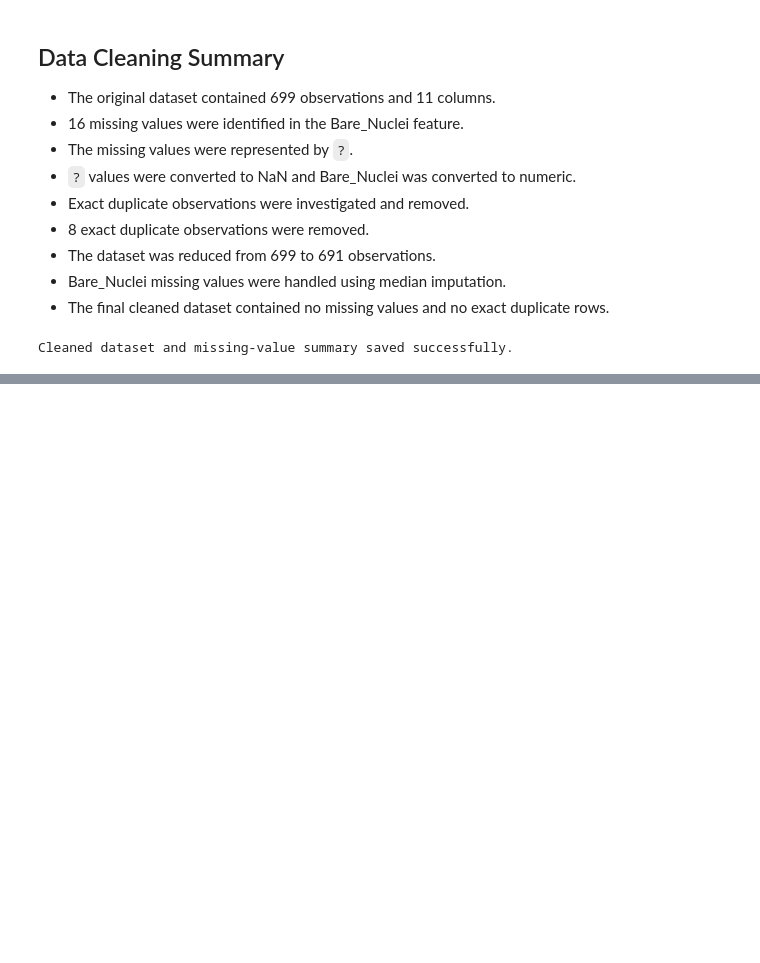
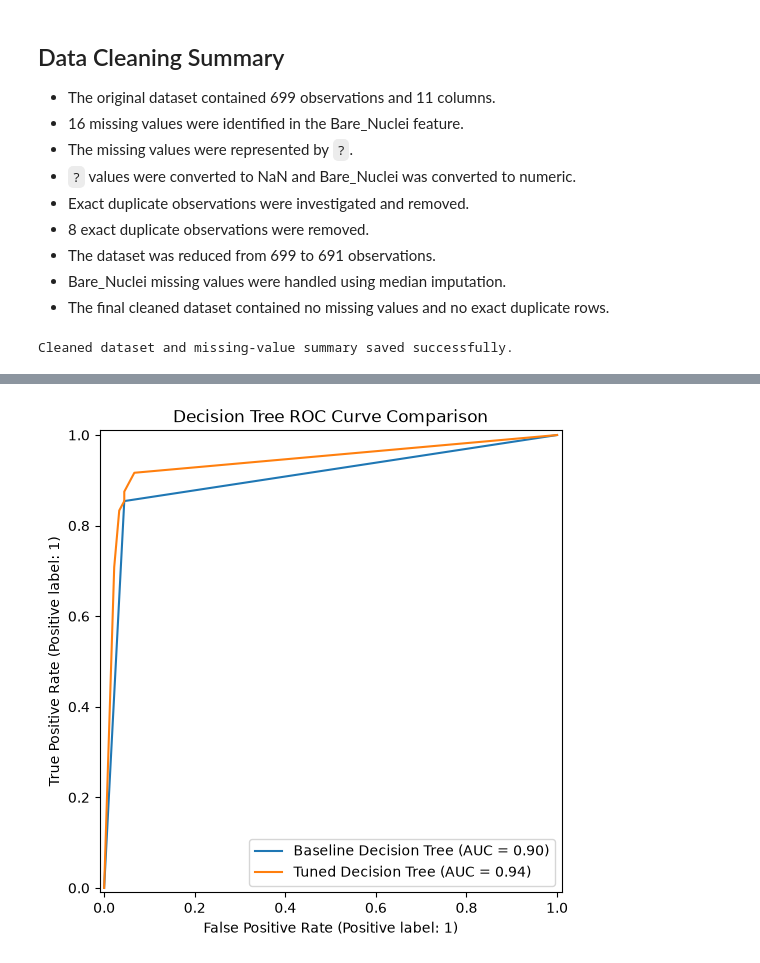
Before and after one commit to N-Amasha/Breast-Cancer-Classification, a Jupyter notebook: MEMBER_01/notebook.ipynb, the cells around one changed output, grey strips where cells are left out. Saved outputs shown, nothing was run; the diff lists cells and outputs as text; code cells hidden in the pictures; blank space fills up the shorter version.

```diff
--- a/MEMBER_01/notebook.ipynb
+++ b/MEMBER_01/notebook.ipynb
@@ -386,0 +1011,26 @@ Cleaned dataset and missing-value summary saved successfully.
+# %%
+# ============================================
+# FINAL EVALUATION - STEP 13
+# ROC Curve Comparison
+# ============================================
+
+fig, ax = plt.subplots(figsize=(7, 6))
+
+RocCurveDisplay.from_predictions(
+    y_test,
+    y_prob_dt_baseline,
+    name="Baseline Decision Tree",
+    ax=ax
+)
+
+RocCurveDisplay.from_predictions(
+    y_test,
+    y_prob_dt_tuned,
+    name="Tuned Decision Tree",
+    ax=ax
+)
+
+plt.title("Decision Tree ROC Curve Comparison")
+plt.show()
+# %% [output]
+[figure, added]
```
Also changed, not shown: parts of 23 cells of this notebook, 3 other files.
